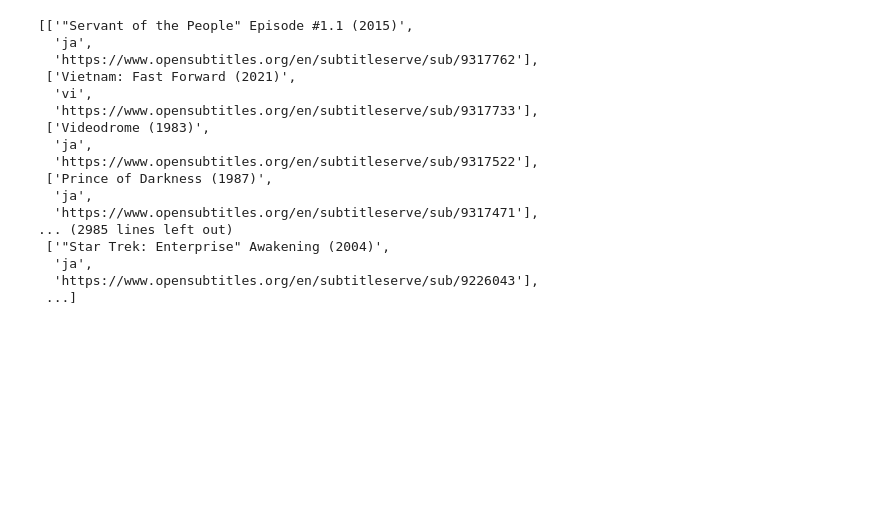
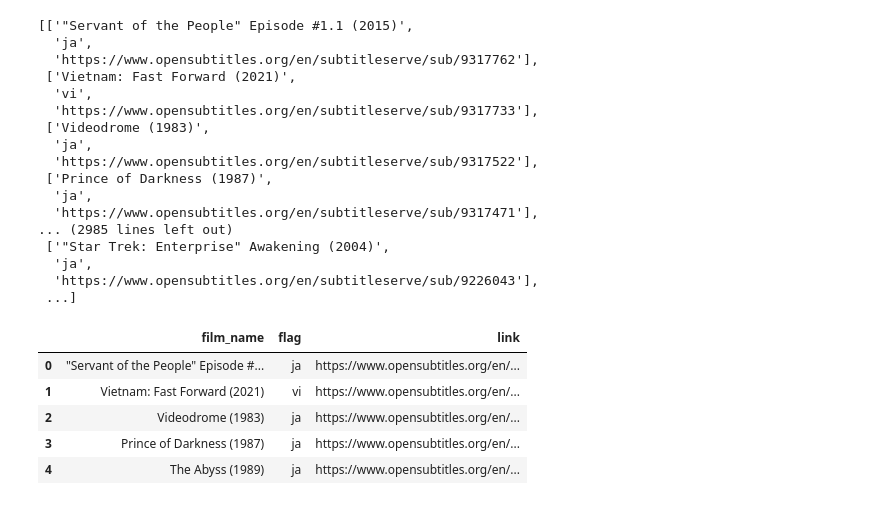
Before and after one commit to Jester6136/Javi-MachineTranslation, a Jupyter notebook: datacrawer/re.ipynb, the cells around one changed output. Saved outputs shown, nothing was run; the diff lists cells and outputs as text; code cells hidden in the pictures; blank space fills up the shorter version.

```diff
--- a/datacrawer/re.ipynb
+++ b/datacrawer/re.ipynb
@@ -56,3 +53,14 @@ result
 df = pd.DataFrame(result, columns=['film_name','flag', 'link'])
 # %%
 df.to_csv('data.csv',index=False)
+# %%
+data = pd.read_csv('data.csv')
+# %%
+data.head()
+# %% [output]
+|  | film_name | flag | link |
+| 0 | "Servant of the People" Episode #... | ja | https://www.opensubtitles.org/en/... |
+| 1 | Vietnam: Fast Forward (2021) | vi | https://www.opensubtitles.org/en/... |
+| 2 | Videodrome (1983) | ja | https://www.opensubtitles.org/en/... |
+| 3 | Prince of Darkness (1987) | ja | https://www.opensubtitles.org/en/... |
+| 4 | The Abyss (1989) | ja | https://www.opensubtitles.org/en/... |
```
Also changed, not shown: parts of 9 cells of this notebook.
